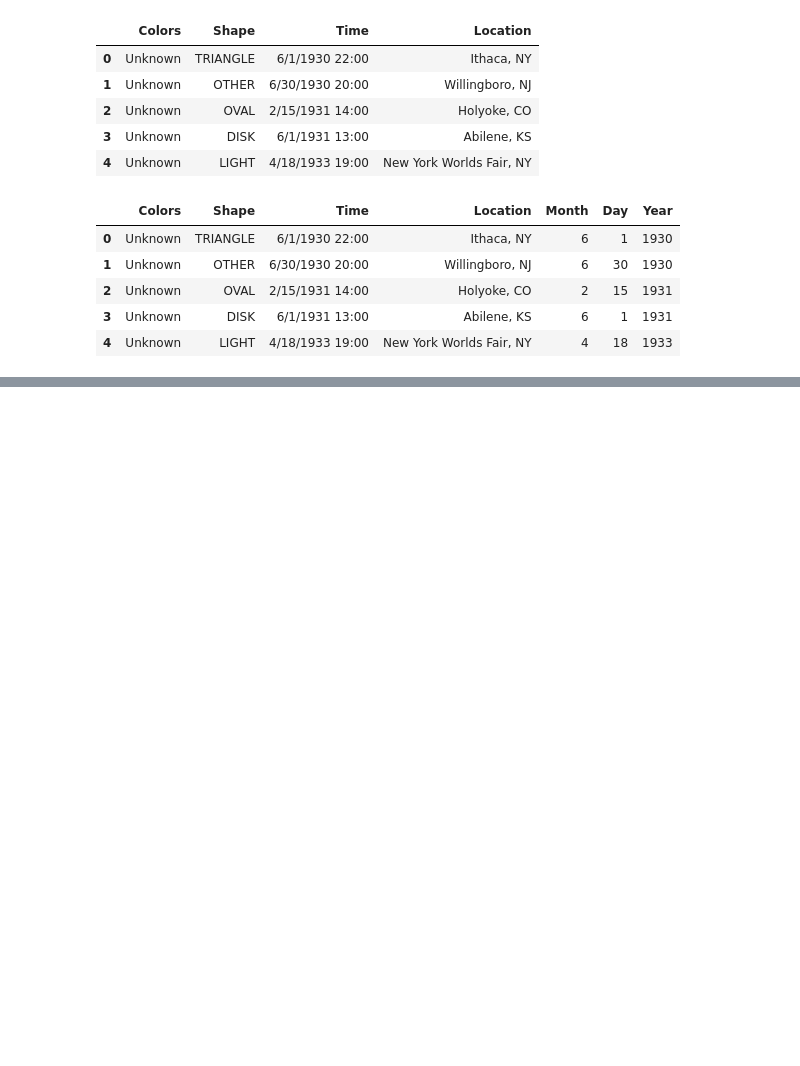
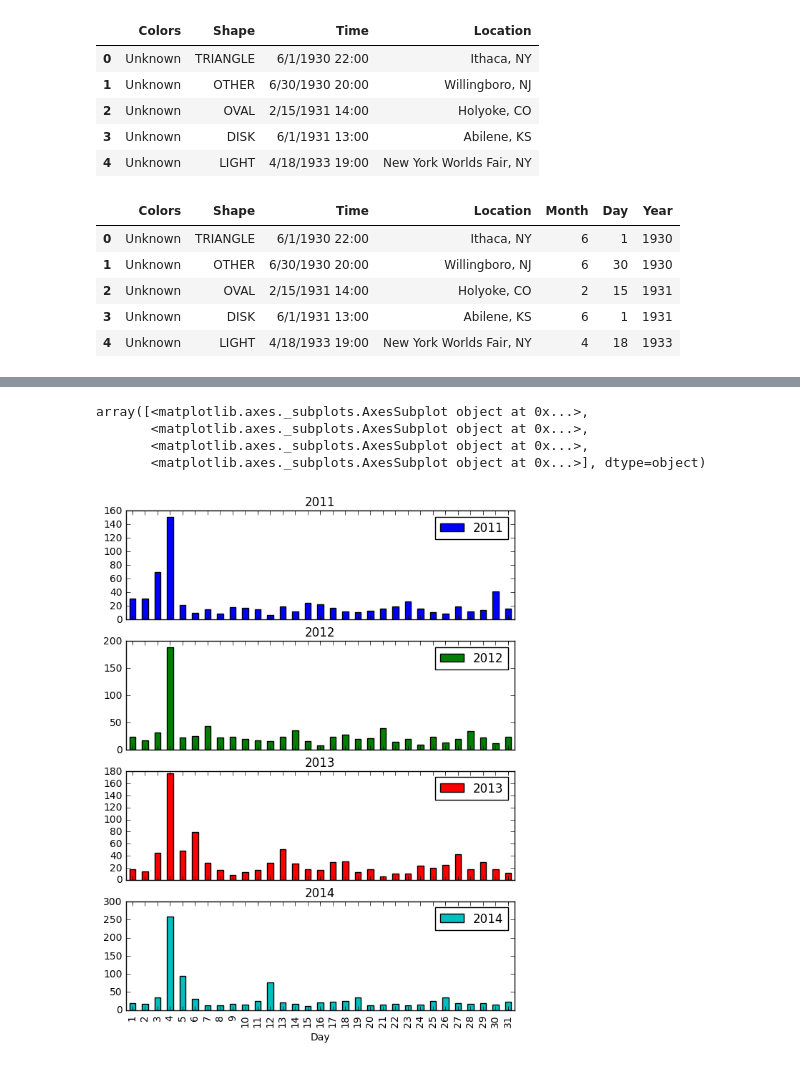
Before and after one commit to randalgoomer/ds-sf-29, a Jupyter notebook: notebooks/02_pandas.ipynb, the cells around one changed output, grey strips where cells are left out. Cells and saved outputs as stored; diff of their text form; code cells hidden in the pictures; blank space fills up the shorter version.

```diff
--- a/notebooks/02_pandas.ipynb
+++ b/notebooks/02_pandas.ipynb
@@ -1044,12 +1051,18 @@ ufo[(ufo.Year==2014) & (ufo.Month == 7)].groupby('Day').City.count().plot(  kind
 # %%
 # Plot multiple plots on the same plot (plots neeed to be in column format)
 ufo_fourth = ufo[(ufo.Year.isin([2011, 2012, 2013, 2014])) & (ufo.Month == 7)]
 
 
 # unstack will take a groupby of multiple indices and split it by column (mainly great for sub plotting)
 
 # Hmm let's make that prettier by making it 4 seperate charts
-ufo_fourth.groupby(['Year', 'Day']).City.count().unstack(0).plot(
+ufo_fourth.groupby(['Year', 'Day']).Location.count().unstack(0).plot(
                                         kind = 'bar',
                                         subplots=True,
                                         figsize = (7,9))
+# %% [output]
+array([<matplotlib.axes._subplots.AxesSubplot object at 0x...>,
+       <matplotlib.axes._subplots.AxesSubplot object at 0x...>,
+       <matplotlib.axes._subplots.AxesSubplot object at 0x...>,
+       <matplotlib.axes._subplots.AxesSubplot object at 0x...>], dtype=object)
+[figure, added]
```
Also changed, not shown: parts of 3 cells of this notebook, 2 other files.
